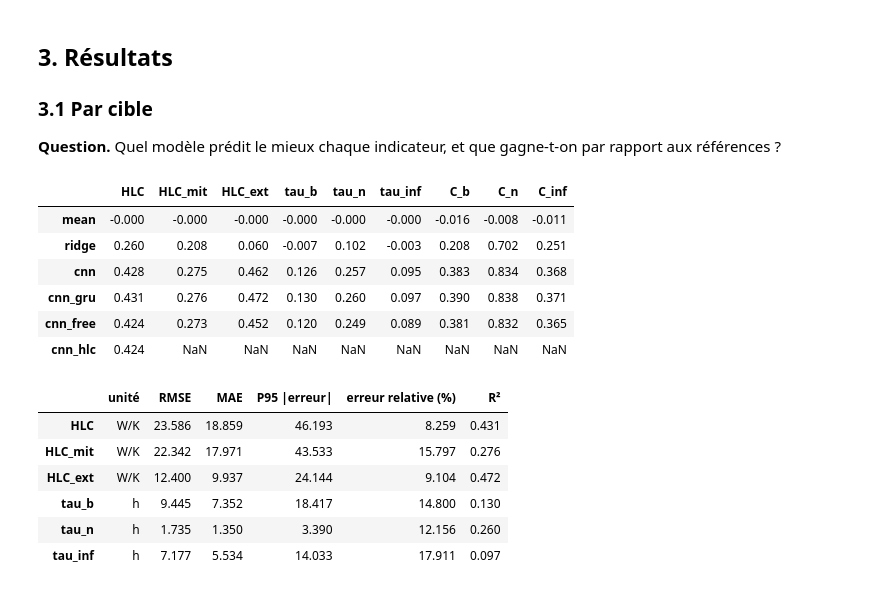
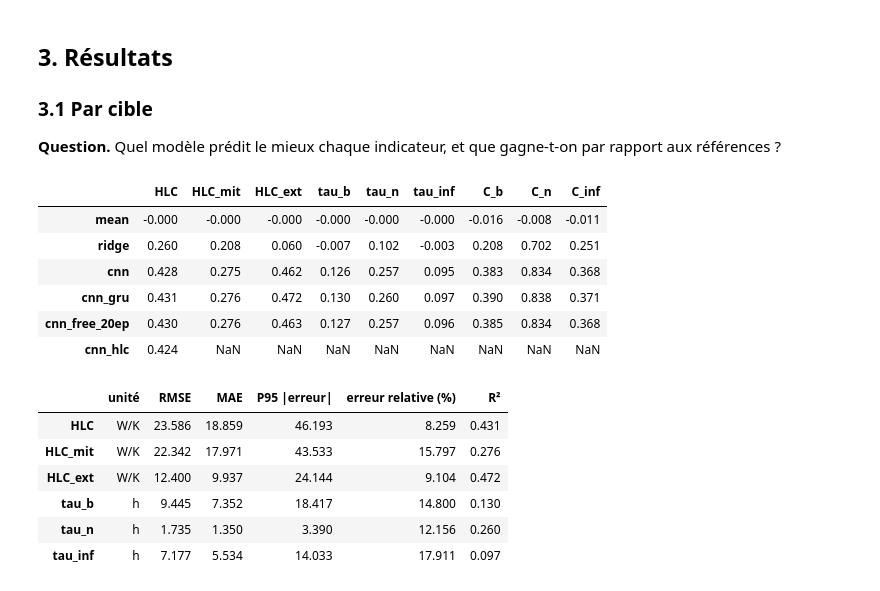
Before and after one commit to soufiane-ech/coEnergy-assessment, a Jupyter notebook: notebooks/02_modelisation.ipynb, the cells around one changed output. Drawn from its saved outputs; the diff is of its cells as text; code cells hidden in the pictures.

Commit message:
other_models

```diff
--- a/notebooks/02_modelisation.ipynb
+++ b/notebooks/02_modelisation.ipynb
@@ -141,7 +146,7 @@ rs.training_table()
 **Lecture [Mesuré].** Le CNN-GRU s'entraîne **3,3 fois plus vite** que le CNN (19 min contre 63 min), alors qu'il compte 22 % de paramètres en plus. Le temps de calcul dépend de la longueur de la séquence traitée par chaque couche, bien plus que du nombre de paramètres (tableau du coût de calcul ci-dessus).
 # %%
 fig, axes = plt.subplots(1, 2, figsize=(13, 3.8), sharey=True)
-for k, m in enumerate(["cnn", "cnn_gru", "cnn_free"]):
+for k, m in enumerate(["cnn", "cnn_gru", "cnn_free_20ep"]):
     h = rs.load_history(m)
     axes[0].plot(h["epoch"], h["train_loss"], color=SERIES[k], label=m)
     axes[1].plot(h["epoch"], h["val_loss"], color=SERIES[k], label=m)
@@ -168,15 +171,15 @@ fig.tight_layout(); plt.show()
 
 **Question.** Quel modèle prédit le mieux chaque indicateur, et que gagne-t-on par rapport aux références ?
 # %%
-r2 = rs.metric_table("test_random", "R²")
+r2 = rs.metric_table("test_random", "R²", list(rs.MAIN_MODELS))
 r2
 # %% [output]
 |  | HLC | HLC_mit | HLC_ext | tau_b | tau_n | tau_inf | C_b | C_n | C_inf |
 | mean | -0.000 | -0.000 | -0.000 | -0.000 | -0.000 | -0.000 | -0.016 | -0.008 | -0.011 |
 | ridge | 0.260 | 0.208 | 0.060 | -0.007 | 0.102 | -0.003 | 0.208 | 0.702 | 0.251 |
 | cnn | 0.428 | 0.275 | 0.462 | 0.126 | 0.257 | 0.095 | 0.383 | 0.834 | 0.368 |
 | cnn_gru | 0.431 | 0.276 | 0.472 | 0.130 | 0.260 | 0.097 | 0.390 | 0.838 | 0.371 |
-| cnn_free | 0.424 | 0.273 | 0.452 | 0.120 | 0.249 | 0.089 | 0.381 | 0.832 | 0.365 |
+| cnn_free_20ep | 0.430 | 0.276 | 0.463 | 0.127 | 0.257 | 0.096 | 0.385 | 0.834 | 0.368 |
 | cnn_hlc | 0.424 | NaN | NaN | NaN | NaN | NaN | NaN | NaN | NaN |
 # %%
 best = "cnn_gru"
```
Also changed, not shown: parts of 26 cells of this notebook, 24 other files.
